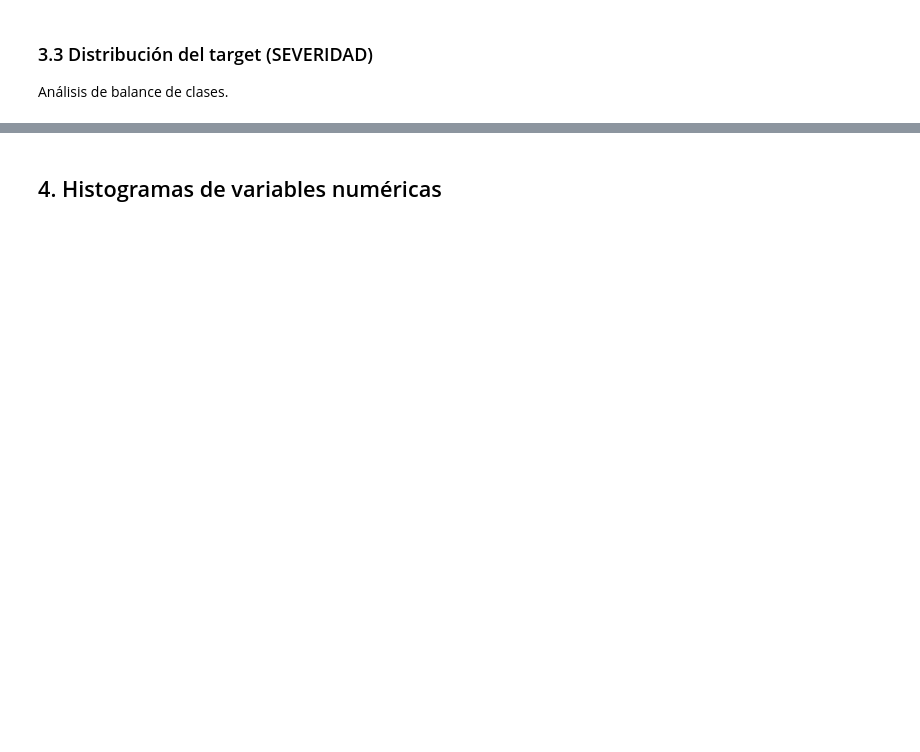
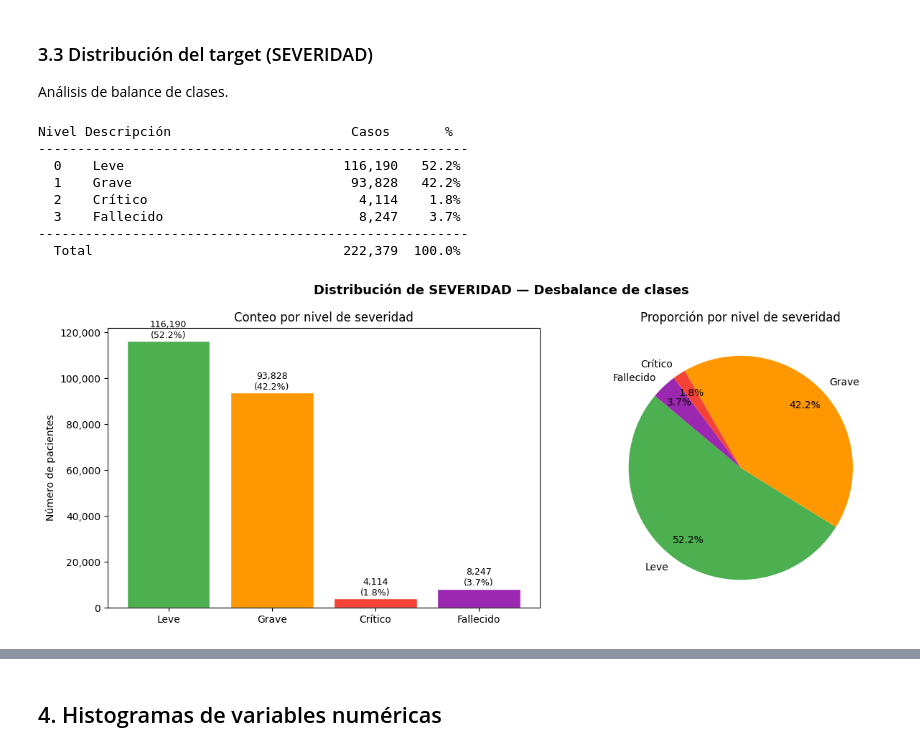
Before and after one commit to DWDMV/proyecto-final, a Jupyter notebook: notebooks/02_eda.ipynb, the cells around one changed output, grey strips where cells are left out. Drawn from its saved outputs; the diff is of its cells as text; code cells hidden in the pictures; blank space fills up the shorter version.

```diff
--- a/notebooks/02_eda.ipynb
+++ b/notebooks/02_eda.ipynb
@@ -62,0 +267,52 @@ Análisis de balance de clases.
+# %%
+#| label: fig-distribucion-target
+#| fig-cap: "Distribución de la variable objetivo SEVERIDAD"
+
+SEVERIDAD_MAP = {0: "Leve", 1: "Grave", 2: "Crítico", 3: "Fallecido"}
+SEVERIDAD_COLORS = ["#4CAF50", "#FF9800", "#F44336", "#9C27B0"]
+
+dist_sev = df["SEVERIDAD"].value_counts().sort_index()
+total    = dist_sev.sum()
+labels   = [SEVERIDAD_MAP.get(i, str(i)) for i in dist_sev.index]
+
+# Tabla
+print(f"{'Nivel':<5} {'Descripción':<30} {'Casos':>8} {'%':>7}")
+print("-" * 55)
+for nivel, desc in SEVERIDAD_MAP.items():
+    n = dist_sev.get(nivel, 0)
+    print(f"  {nivel}    {desc:<30} {n:>8,} {n/total*100:>6.1f}%")
+print("-" * 55)
+print(f"  Total{'':<30} {total:>8,}  100.0%")
+
+# Gráfica
+fig, axes = plt.subplots(1, 2, figsize=(13, 5))
+
+bars = axes[0].bar(labels, dist_sev.values, color=SEVERIDAD_COLORS, edgecolor="white")
+for bar, n in zip(bars, dist_sev.values):
+    axes[0].text(
+        bar.get_x() + bar.get_width() / 2, bar.get_height() + total * 0.002,
+        f"{n:,}\n({n/total*100:.1f}%)", ha="center", va="bottom", fontsize=9
+    )
+axes[0].set_title("Conteo por nivel de severidad")
+axes[0].set_ylabel("Número de pacientes")
+axes[0].yaxis.set_major_formatter(mticker.FuncFormatter(lambda x, _: f"{int(x):,}"))
+
+axes[1].pie(
+    dist_sev.values, labels=labels, colors=SEVERIDAD_COLORS,
+    autopct="%1.1f%%", startangle=140, pctdistance=0.8
+)
+axes[1].set_title("Proporción por nivel de severidad")
+
+plt.suptitle("Distribución de SEVERIDAD — Desbalance de clases", fontsize=13, fontweight="bold")
+plt.tight_layout()
+plt.show()
+# %% [output]
+Nivel Descripción                       Casos       %
+-------------------------------------------------------
+  0    Leve                            116,190   52.2%
+  1    Grave                            93,828   42.2%
+  2    Crítico                           4,114    1.8%
+  3    Fallecido                         8,247    3.7%
+-------------------------------------------------------
+  Total                                222,379  100.0%
+[figure, added]
```
Also changed, not shown: parts of 42 cells of this notebook.
